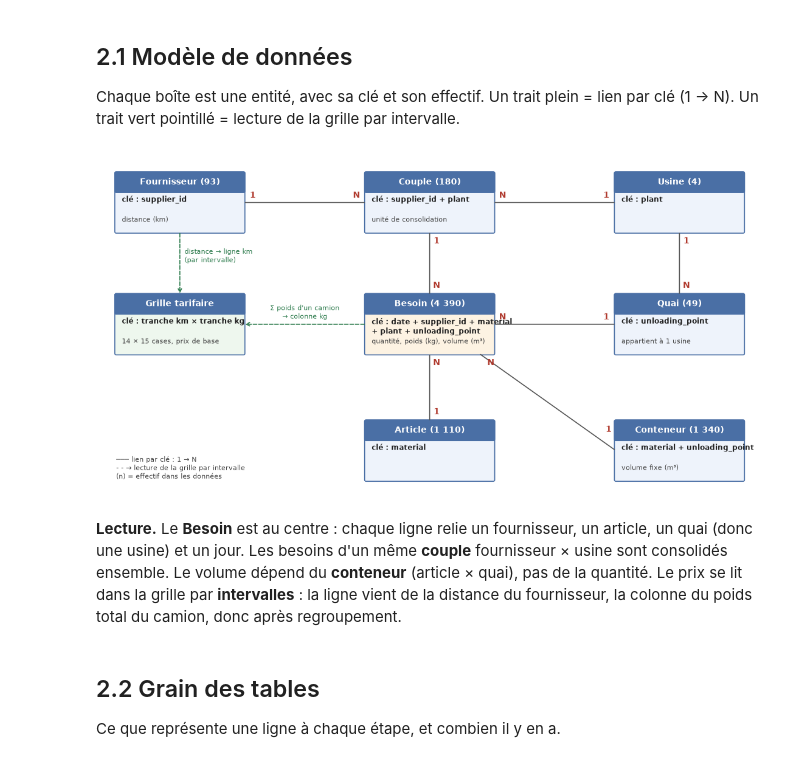
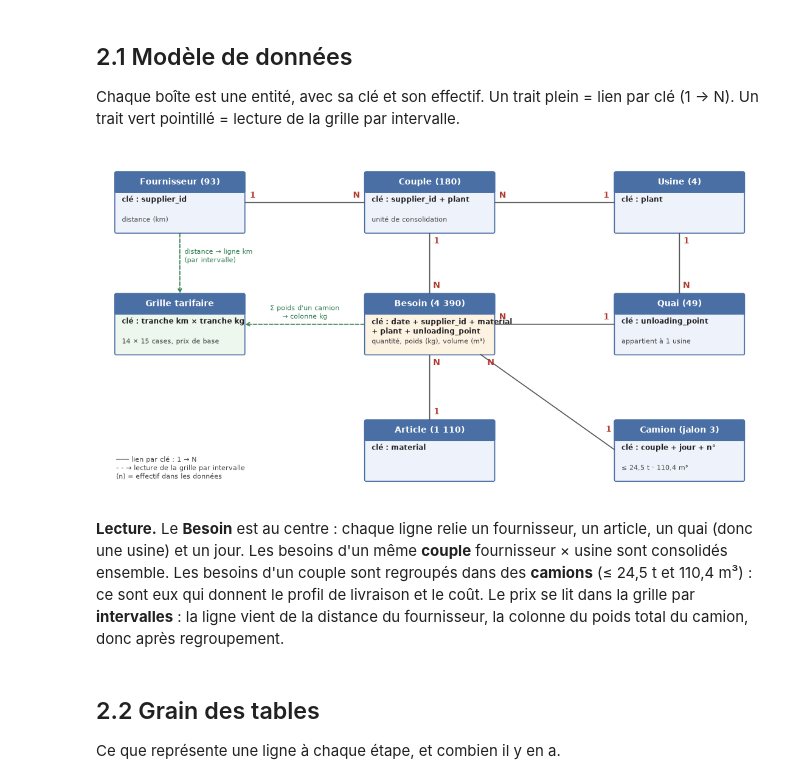
Before and after one commit to exauceh/delivery_schedule_optimization, a Jupyter notebook: milestone1/milestone1.ipynb, the cells around one changed output. Saved outputs shown, nothing was run; the diff lists cells and outputs as text; code cells hidden in the pictures.

```diff
--- a/milestone1/milestone1.ipynb
+++ b/milestone1/milestone1.ipynb
@@ -23,13 +23,17 @@ class CleaningConfig:
 
     data_dir: Path = Path("../docs")
     output_dir: Path = Path("../data")
-    truck_kg: float = 24_500.0  # DQ07: a line heavier than one truck is removed
+    truck_kg: float = 24_500.0  # DQ05: a line heavier than one truck is removed
     truck_m3: float = 110.4  # truck volume capacity (cartography, informative)
     horizon_start: str = "2026-11-09"
     horizon_end: str = "2027-01-01"
     holiday_country: str = "DE"  # no reception on German public holidays
     holiday_subdiv: str | None = None  # e.g. "BY" to add regional holidays
-    tail_date: str = "2027-01-01"  # DQ05: rows dated on or after this day are removed
+    tail_date: str = "2027-01-01"  # DQ03: rows dated on or after this day are removed
+    # DQ04: how a missing weight / volume is imputed.
+    #   None -> a full truck (truck_kg / truck_m3), the most prudent choice
+    #   0..1 -> that quantile of the valid values of the same couple, else of the same plant (0.5 = median)
+    impute_quantile: float | None = None
     max_anticipation_days: int = 7  # RG03
     allowed_frequencies: tuple[int, ...] = (1, 2, 3, 4, 5)  # RG05, deliveries per week
     couple_key: tuple[str, ...] = ("supplier_id", "plant")  # RG01
@@ -40,6 +44,10 @@ class CleaningConfig:
         "plant",
         "unloading_point",
     )
+
+    def __post_init__(self) -> None:
+        if self.impute_quantile is not None and not 0.0 <= self.impute_quantile <= 1.0:
+            raise ValueError("impute_quantile must be None or between 0 and 1")
 
 
 cfg = CleaningConfig()
@@ -184,7 +193,6 @@ n = {
     "Fournisseur": besoins["supplier_id"].nunique(), "Usine": besoins["plant"].nunique(),
     "Quai": besoins["unloading_point"].nunique(), "Article": besoins["material"].nunique(),
     "Besoin": len(besoins), "Couple": besoins.groupby(["supplier_id", "plant"]).ngroups,
-    "Conteneur": besoins.groupby(["material", "unloading_point"]).ngroups,
 }
 fmt = lambda x: f"{x:,}".replace(",", " ")
 
@@ -193,7 +201,7 @@ ax.set_xlim(0, 14); ax.set_ylim(0, 7.2); ax.axis("off")
 W, H = 2.7, 1.25
 P = {"Fournisseur": (0.3, 5.6), "Couple": (5.6, 5.6), "Usine": (10.9, 5.6),
      "Grille": (0.3, 3.0), "Besoin": (5.6, 3.0), "Quai": (10.9, 3.0),
-     "Article": (5.6, 0.3), "Conteneur": (10.9, 0.3)}
+     "Article": (5.6, 0.3), "Camion": (10.9, 0.3)}
 
 def entite(cle_pos, titre, cle, attributs="", couleur="#eef3fb"):
     x, y = P[cle_pos]
@@ -215,40 +223,40 @@ entite("Besoin", f"Besoin ({fmt(n['Besoin'])})", "clé : date + supplier_id + ma
        "quantité, poids (kg), volume (m³)", couleur="#fdf3e3")
 entite("Quai", f"Quai ({n['Quai']})", "clé : unloading_point", "appartient à 1 usine")
 entite("Article", f"Article ({fmt(n['Article'])})", "clé : material")
-entite("Conteneur", f"Conteneur ({fmt(n['Conteneur'])})", "clé : material + unloading_point", "volume fixe (m³)")
+entite("Camion", "Camion (jalon 3)", "clé : couple + jour + n°", "≤ 24,5 t · 110,4 m³")
 entite("Grille", "Grille tarifaire", "clé : tranche km × tranche kg", "14 × 15 cases, prix de base", couleur="#eef7ee")
 
 cx = lambda k: P[k][0] + W / 2
 cy = lambda k: P[k][1] + H / 2
 haut, bas, gauche, droite = (lambda k: P[k][1] + H), (lambda k: P[k][1]), (lambda k: P[k][0]), (lambda k: P[k][0] + W)
 lien((droite("Fournisseur"), cy("Fournisseur")), (gauche("Couple"), cy("Couple")),
      (droite("Fournisseur") + 0.2, cy("Fournisseur") + 0.15), (gauche("Couple") - 0.2, cy("Couple") + 0.15))
 lien((gauche("Usine"), cy("Usine")), (droite("Couple"), cy("Couple")),
      (gauche("Usine") - 0.2, cy("Usine") + 0.15), (droite("Couple") + 0.2, cy("Couple") + 0.15))
 lien((cx("Couple"), bas("Couple")), (cx("Besoin"), haut("Besoin")),
      (cx("Couple") + 0.15, bas("Couple") - 0.2), (cx("Besoin") + 0.15, haut("Besoin") + 0.2))
 lien((cx("Usine"), bas("Usine")), (cx("Quai"), haut("Quai")),
      (cx("Usine") + 0.15, bas("Usine") - 0.2), (cx("Quai") + 0.15, haut("Quai") + 0.2))
 lien((gauche("Quai"), cy("Quai")), (droite("Besoin"), cy("Besoin")),
      (gauche("Quai") - 0.2, cy("Quai") + 0.15), (droite("Besoin") + 0.2, cy("Besoin") + 0.15))
 lien((cx("Article"), haut("Article")), (cx("Besoin"), bas("Besoin")),
      (cx("Article") + 0.15, haut("Article") + 0.2), (cx("Besoin") + 0.15, bas("Besoin") - 0.2))
-lien((gauche("Conteneur"), cy("Conteneur")), (droite("Besoin") - 0.3, bas("Besoin")),
-     (gauche("Conteneur") - 0.15, cy("Conteneur") + 0.45), (droite("Besoin") - 0.05, bas("Besoin") - 0.2))
+lien((gauche("Camion"), cy("Camion")), (droite("Besoin") - 0.3, bas("Besoin")),
+     (gauche("Camion") - 0.15, cy("Camion") + 0.45), (droite("Besoin") - 0.05, bas("Besoin") - 0.2))
 
 vert = dict(arrowstyle="->", color="#2b7a4b", lw=1.2, ls="--")
 ax.annotate("", (cx("Grille"), haut("Grille")), (cx("Fournisseur"), bas("Fournisseur")), arrowprops=vert)
 ax.text(cx("Grille") + 0.1, 4.95, "distance → ligne km\n(par intervalle)", fontsize=8, color="#2b7a4b")
 ax.annotate("", (droite("Grille"), cy("Grille")), (gauche("Besoin"), cy("Besoin")), arrowprops=vert)
 ax.text((droite("Grille") + gauche("Besoin")) / 2, cy("Grille") + 0.12, "Σ poids d'un camion\n→ colonne kg",
         fontsize=8, color="#2b7a4b", ha="center")
 ax.text(0.3, 0.55, "─── lien par clé : 1 → N\n- - → lecture de la grille par intervalle\n(n) = effectif dans les données",
         fontsize=8, color="#444", va="center")
 plt.show()
 # %% [output]
-[figure, old version]
+[figure, new version]
 # %% [markdown]
-**Lecture.** Le **Besoin** est au centre : chaque ligne relie un fournisseur, un article, un quai (donc une usine) et un jour. Les besoins d'un même **couple** fournisseur × usine sont consolidés ensemble. Le volume dépend du **conteneur** (article × quai), pas de la quantité. Le prix se lit dans la grille par **intervalles** : la ligne vient de la distance du fournisseur, la colonne du poids total du camion, donc après regroupement.
+**Lecture.** Le **Besoin** est au centre : chaque ligne relie un fournisseur, un article, un quai (donc une usine) et un jour. Les besoins d'un même **couple** fournisseur × usine sont consolidés ensemble. Les besoins d'un couple sont regroupés dans des **camions** (≤ 24,5 t et 110,4 m³) : ce sont eux qui donnent le profil de livraison et le coût. Le prix se lit dans la grille par **intervalles** : la ligne vient de la distance du fournisseur, la colonne du poids total du camion, donc après regroupement.
 # %% [markdown]
 ## 2.2 Grain des tables
 Ce que représente une ligne à chaque étape, et combien il y en a.
```
Also changed, not shown: parts of 38 cells of this notebook, 12 other files.
